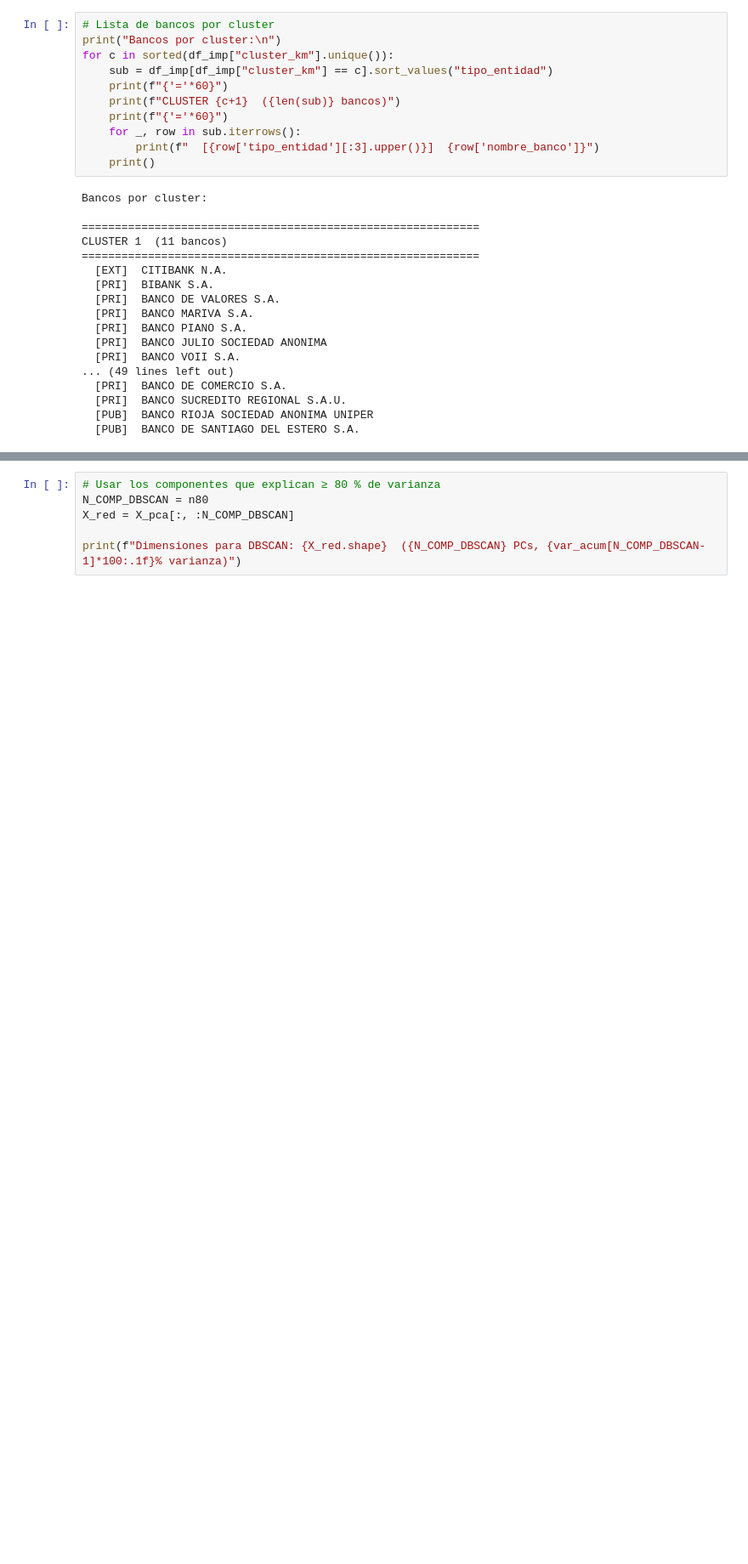
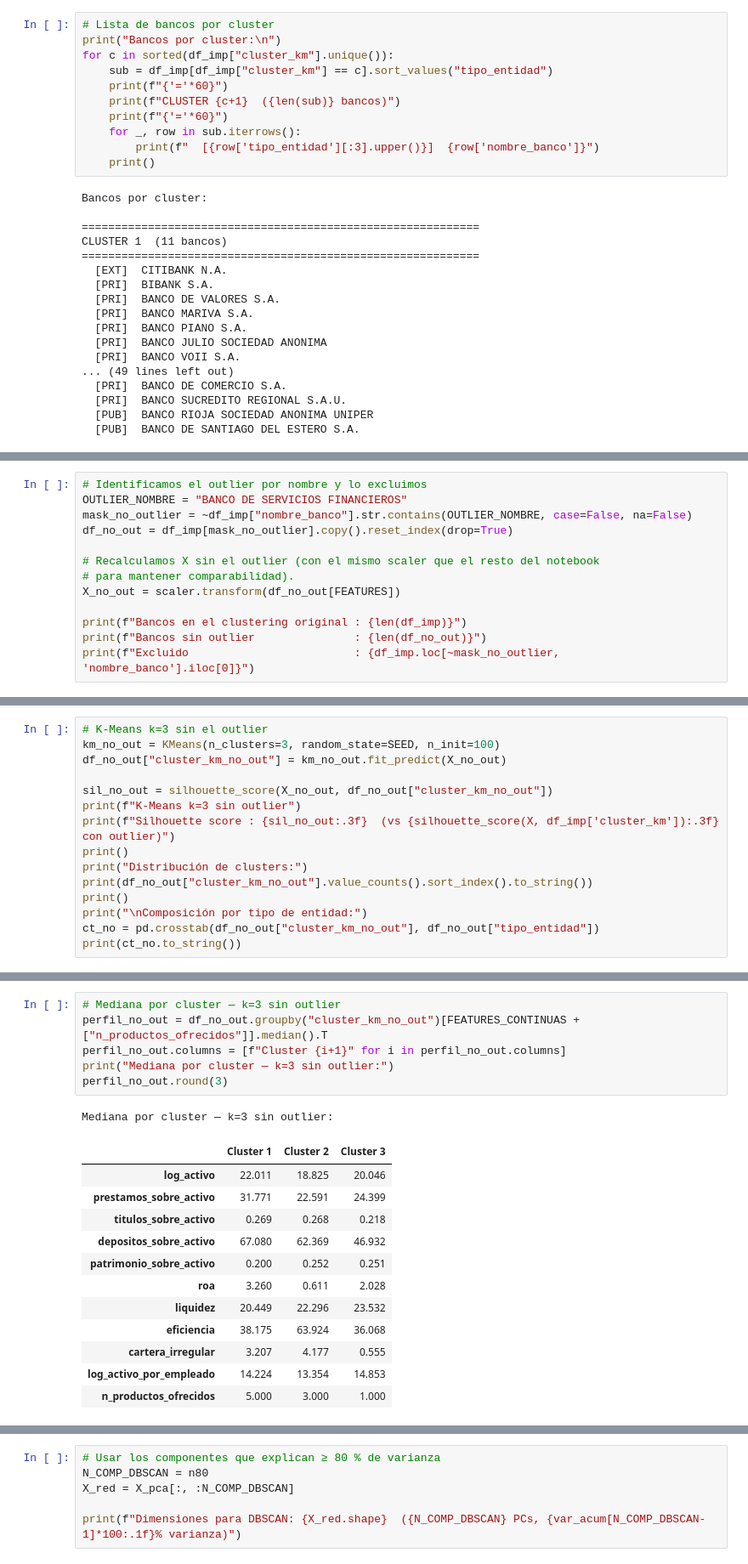
Before and after one commit to missvico/tesis-perfiles-bancarios, a Jupyter notebook: notebooks/03_clustering.ipynb, the cells around one changed output, grey strips where cells are left out. Shown at 85% size. Drawn from its saved outputs; the diff is of its cells as text; blank space fills up the shorter version.

```diff
--- a/notebooks/03_clustering.ipynb
+++ b/notebooks/03_clustering.ipynb
@@ -561,0 +689,13 @@ CLUSTER 1  (11 bancos)
+# %%
+# Identificamos el outlier por nombre y lo excluimos
+OUTLIER_NOMBRE = "BANCO DE SERVICIOS FINANCIEROS"
+mask_no_outlier = ~df_imp["nombre_banco"].str.contains(OUTLIER_NOMBRE, case=False, na=False)
+df_no_out = df_imp[mask_no_outlier].copy().reset_index(drop=True)
+
+# Recalculamos X sin el outlier (con el mismo scaler que el resto del notebook
+# para mantener comparabilidad).
+X_no_out = scaler.transform(df_no_out[FEATURES])
+
+print(f"Bancos en el clustering original : {len(df_imp)}")
+print(f"Bancos sin outlier               : {len(df_no_out)}")
+print(f"Excluido                         : {df_imp.loc[~mask_no_outlier, 'nombre_banco'].iloc[0]}")
@@ -561,0 +706,15 @@ CLUSTER 1  (11 bancos)
+# %%
+# K-Means k=3 sin el outlier
+km_no_out = KMeans(n_clusters=3, random_state=SEED, n_init=100)
+df_no_out["cluster_km_no_out"] = km_no_out.fit_predict(X_no_out)
+
+sil_no_out = silhouette_score(X_no_out, df_no_out["cluster_km_no_out"])
+print(f"K-Means k=3 sin outlier")
+print(f"Silhouette score : {sil_no_out:.3f}  (vs {silhouette_score(X, df_imp['cluster_km']):.3f} con outlier)")
+print()
+print("Distribución de clusters:")
+print(df_no_out["cluster_km_no_out"].value_counts().sort_index().to_string())
+print()
+print("\nComposición por tipo de entidad:")
+ct_no = pd.crosstab(df_no_out["cluster_km_no_out"], df_no_out["tipo_entidad"])
+print(ct_no.to_string())
@@ -561,0 +738,20 @@ CLUSTER 1  (11 bancos)
+# %%
+# Mediana por cluster — k=3 sin outlier
+perfil_no_out = df_no_out.groupby("cluster_km_no_out")[FEATURES_CONTINUAS + ["n_productos_ofrecidos"]].median().T
+perfil_no_out.columns = [f"Cluster {i+1}" for i in perfil_no_out.columns]
+print("Mediana por cluster — k=3 sin outlier:")
+perfil_no_out.round(3)
+# %% [output]
+Mediana por cluster — k=3 sin outlier:
+|  | Cluster 1 | Cluster 2 | Cluster 3 |
+| log_activo | 22.011 | 18.825 | 20.046 |
+| prestamos_sobre_activo | 31.771 | 22.591 | 24.399 |
+| titulos_sobre_activo | 0.269 | 0.268 | 0.218 |
+| depositos_sobre_activo | 67.080 | 62.369 | 46.932 |
+| patrimonio_sobre_activo | 0.200 | 0.252 | 0.251 |
+| roa | 3.260 | 0.611 | 2.028 |
+| liquidez | 20.449 | 22.296 | 23.532 |
+| eficiencia | 38.175 | 63.924 | 36.068 |
+| cartera_irregular | 3.207 | 4.177 | 0.555 |
+| log_activo_por_empleado | 14.224 | 13.354 | 14.853 |
+| n_productos_ofrecidos | 5.000 | 3.000 | 1.000 |
```
Also changed, not shown: parts of 36 cells of this notebook, 2 other files.
